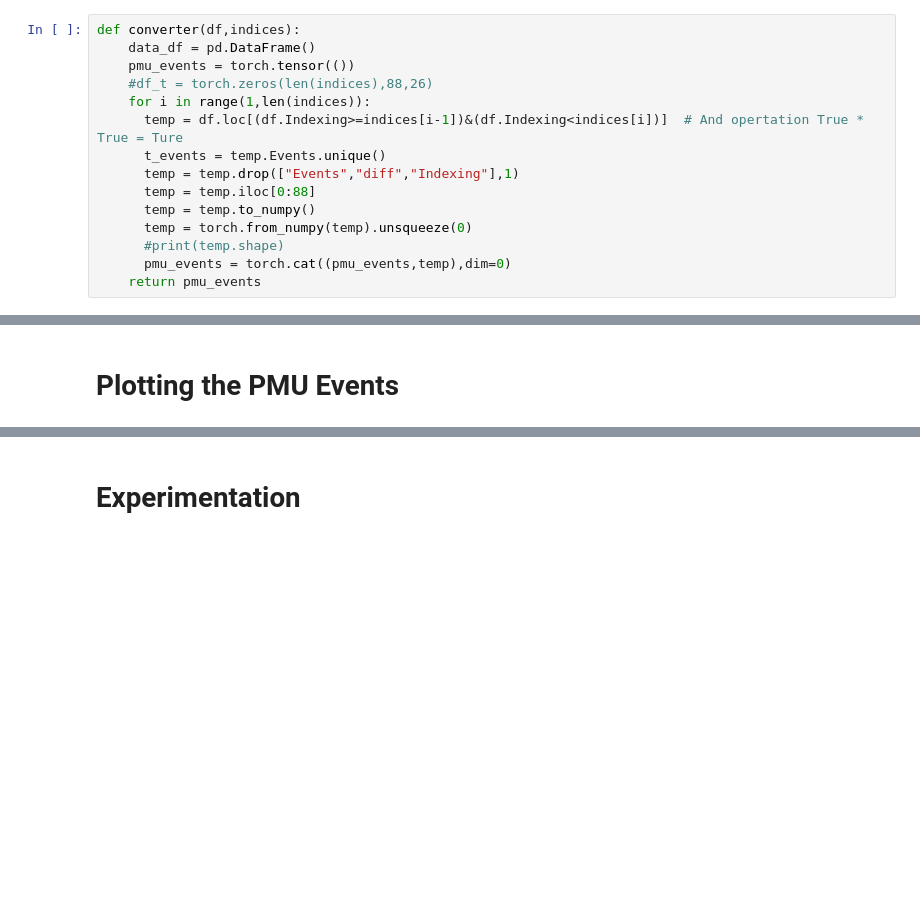
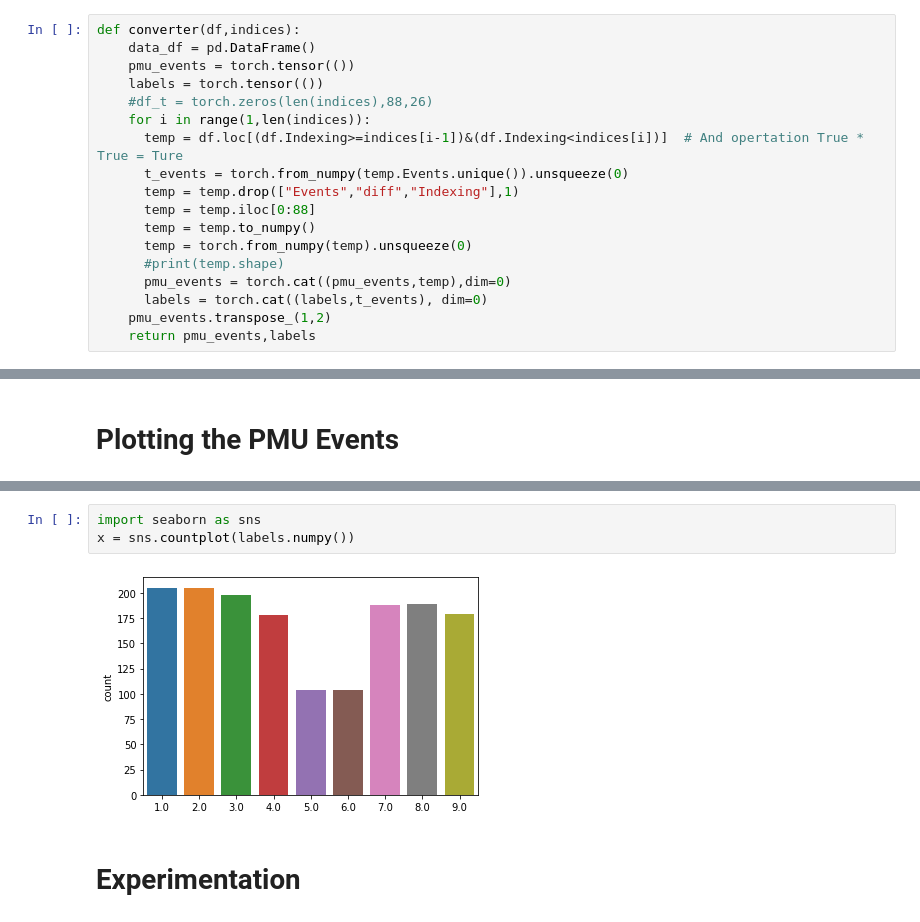
Before and after one commit to Nidarshan619/Planets, a Jupyter notebook: Shreya_PMU_Data.ipynb, the cells around one changed output, grey strips where cells are left out. Cells and saved outputs as stored; diff of their text form; blank space fills up the shorter version.

```diff
--- a/Shreya_PMU_Data.ipynb
+++ b/Shreya_PMU_Data.ipynb
@@ -223,15 +223,18 @@ import torch
 def converter(df,indices):
     data_df = pd.DataFrame()
     pmu_events = torch.tensor(())
+    labels = torch.tensor(())
     #df_t = torch.zeros(len(indices),88,26)
     for i in range(1,len(indices)):
       temp = df.loc[(df.Indexing>=indices[i-1])&(df.Indexing<indices[i])]  # And opertation True * True = Ture
-      t_events = temp.Events.unique()
+      t_events = torch.from_numpy(temp.Events.unique()).unsqueeze(0)
       temp = temp.drop(["Events","diff","Indexing"],1)
       temp = temp.iloc[0:88]
       temp = temp.to_numpy()
       temp = torch.from_numpy(temp).unsqueeze(0)
       #print(temp.shape)
       pmu_events = torch.cat((pmu_events,temp),dim=0)
-    return pmu_events
+      labels = torch.cat((labels,t_events), dim=0)
+    pmu_events.transpose_(1,2)
+    return pmu_events,labels
 # %%
@@ -246,3 +297,8 @@ import matplotlib.pyplot as plt
+# %%
+import seaborn as sns
+x = sns.countplot(labels.numpy())
+# %% [output]
+[figure, added]
 # %% [markdown]
 # Experimentation
 # %%
```
Also changed, not shown: parts of 6 cells of this notebook.
